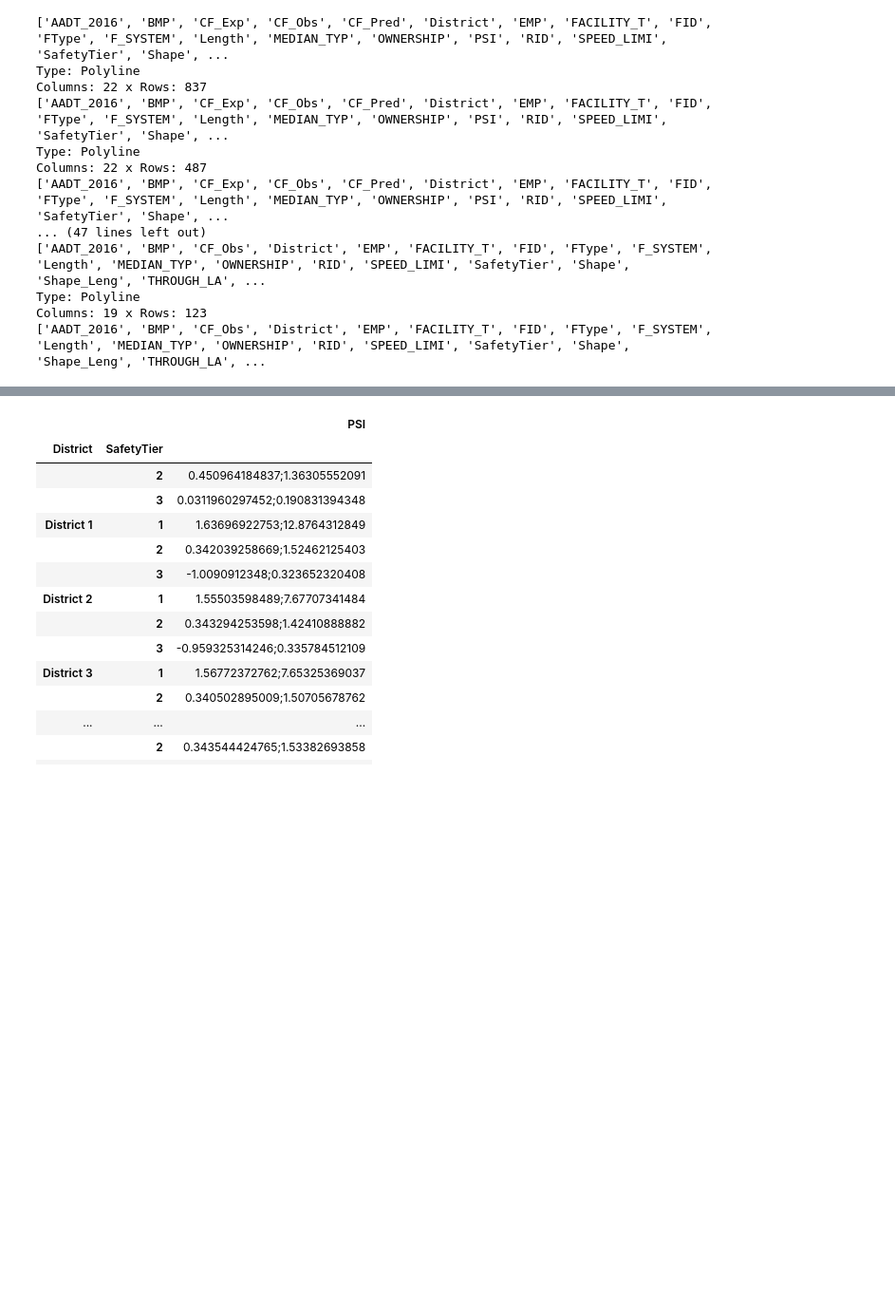
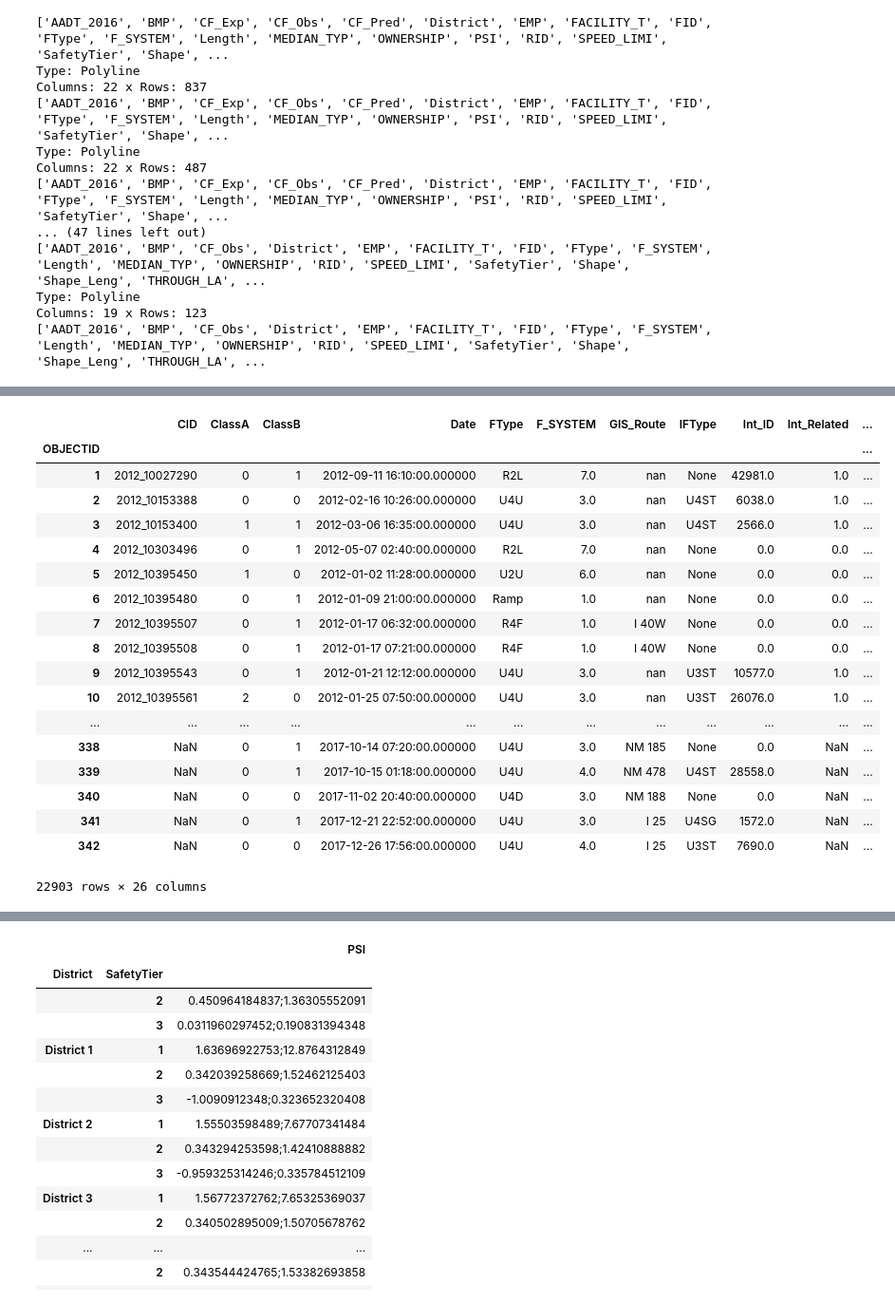
Before and after one commit to mahdirajabi96/NewMexicoNetworkScreening, a Jupyter notebook: 9.PreparingDeliverables.ipynb, the cells around one changed output, grey strips where cells are left out. Shown: that part at 95% size. Cells and saved outputs as stored; diff of their text form; code cells hidden in the pictures; blank space fills up the shorter version.

```diff
--- a/9.PreparingDeliverables.ipynb
+++ b/9.PreparingDeliverables.ipynb
@@ -189,3 +193,13 @@ PedD_DF['Mileage'] = PedD_DF.Shape.apply(lambda x:x.length/5280.0)
 IntD_DF = IntD_DF.sort_values('CF_Obs',ascending=False)
 SegD_DF = SegD_DF.sort_values('PSI',ascending=False)
 IntD_DF = IntD_DF[IntD_DF.District.apply(len)>1]
+# %%
+df1 = pd.DataFrame(SegD_DF.groupby(['District','SafetyTier','URBAN_CODE']).CF_Obs.sum()).unstack().fillna(0).astype(int).iloc[1:]
+df2 = pd.DataFrame(IntD_DF.groupby(['District','SafetyTier','URBAN_CODE']).CF_Obs.sum()).unstack().fillna(0).astype(int)
+df3 = pd.DataFrame(PedD_DF.groupby(['District','SafetyTier','URBAN_CODE']).CF_Obs.sum()).unstack().fillna(0).astype(int)
+for df,n in zip([df1,df2,df3],['Segments','Intersections','Pedestrians']):
+    df.columns = pd.MultiIndex.from_product([[n],['Tier {}'.format(i) for i in '123']])
+
+df = pd.concat([df1,df2,df3],axis=1).iloc[1:].fillna(0).astype(int)
+df = df.swaplevel(axis=1,i=1,j=0)
+df.sortlevel(axis=1)
@@ -191,0 +218,28 @@ IntD_DF = IntD_DF[IntD_DF.District.apply(len)>1]
+# %%
+Crash_DF = []
+for y in range(2012,2018):
+    df = hsmpy3.common.FCtoDF(CrashData[y])
+    df['YEAR'] = y
+    Crash_DF.append(df)
+Crash_DF = pd.concat(Crash_DF)
+Crash_DF
+# %% [output]
+|  | CID | ClassA | ClassB | Date | FType | F_SYSTEM | GIS_Route | IFType | Int_ID | Int_Related | ... |
+| OBJECTID |  |  |  |  |  |  |  |  |  |  | ... |
+| 1 | 2012_10027290 | 0 | 1 | 2012-09-11 16:10:00.000000 | R2L | 7.0 | nan | None | 42981.0 | 1.0 | ... |
+| 2 | 2012_10153388 | 0 | 0 | 2012-02-16 10:26:00.000000 | U4U | 3.0 | nan | U4ST | 6038.0 | 1.0 | ... |
+| 3 | 2012_10153400 | 1 | 1 | 2012-03-06 16:35:00.000000 | U4U | 3.0 | nan | U4ST | 2566.0 | 1.0 | ... |
+| 4 | 2012_10303496 | 0 | 1 | 2012-05-07 02:40:00.000000 | R2L | 7.0 | nan | None | 0.0 | 0.0 | ... |
+| 5 | 2012_10395450 | 1 | 0 | 2012-01-02 11:28:00.000000 | U2U | 6.0 | nan | None | 0.0 | 0.0 | ... |
+| 6 | 2012_10395480 | 0 | 1 | 2012-01-09 21:00:00.000000 | Ramp | 1.0 | nan | None | 0.0 | 0.0 | ... |
+| 7 | 2012_10395507 | 0 | 1 | 2012-01-17 06:32:00.000000 | R4F | 1.0 | I 40W | None | 0.0 | 0.0 | ... |
+| 8 | 2012_10395508 | 0 | 1 | 2012-01-17 07:21:00.000000 | R4F | 1.0 | I 40W | None | 0.0 | 0.0 | ... |
+| 9 | 2012_10395543 | 0 | 1 | 2012-01-21 12:12:00.000000 | U4U | 3.0 | nan | U3ST | 10577.0 | 1.0 | ... |
+| 10 | 2012_10395561 | 2 | 0 | 2012-01-25 07:50:00.000000 | U4U | 3.0 | nan | U3ST | 26076.0 | 1.0 | ... |
+| ... | ... | ... | ... | ... | ... | ... | ... | ... | ... | ... | ... |
+| 338 | NaN | 0 | 1 | 2017-10-14 07:20:00.000000 | U4U | 3.0 | NM 185 | None | 0.0 | NaN | ... |
+| 339 | NaN | 0 | 1 | 2017-10-15 01:18:00.000000 | U4U | 4.0 | NM 478 | U4ST | 28558.0 | NaN | ... |
+| 340 | NaN | 0 | 0 | 2017-11-02 20:40:00.000000 | U4D | 3.0 | NM 188 | None | 0.0 | NaN | ... |
+| 341 | NaN | 0 | 1 | 2017-12-21 22:52:00.000000 | U4U | 3.0 | I 25 | U4SG | 1572.0 | NaN | ... |
+| 342 | NaN | 0 | 0 | 2017-12-26 17:56:00.000000 | U4U | 4.0 | I 25 | U3ST | 7690.0 | NaN | ... |
+22903 rows × 26 columns
```
Also changed, not shown: parts of 6 cells of this notebook, 12 other files.
